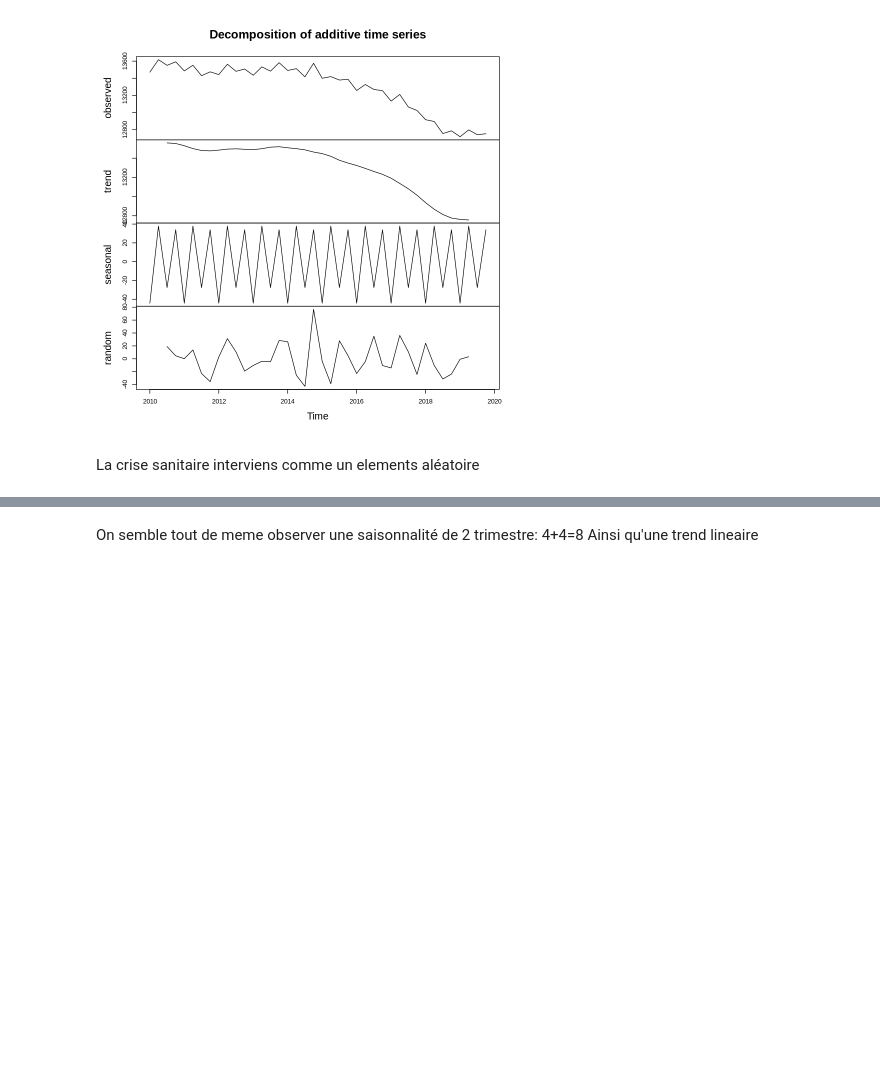
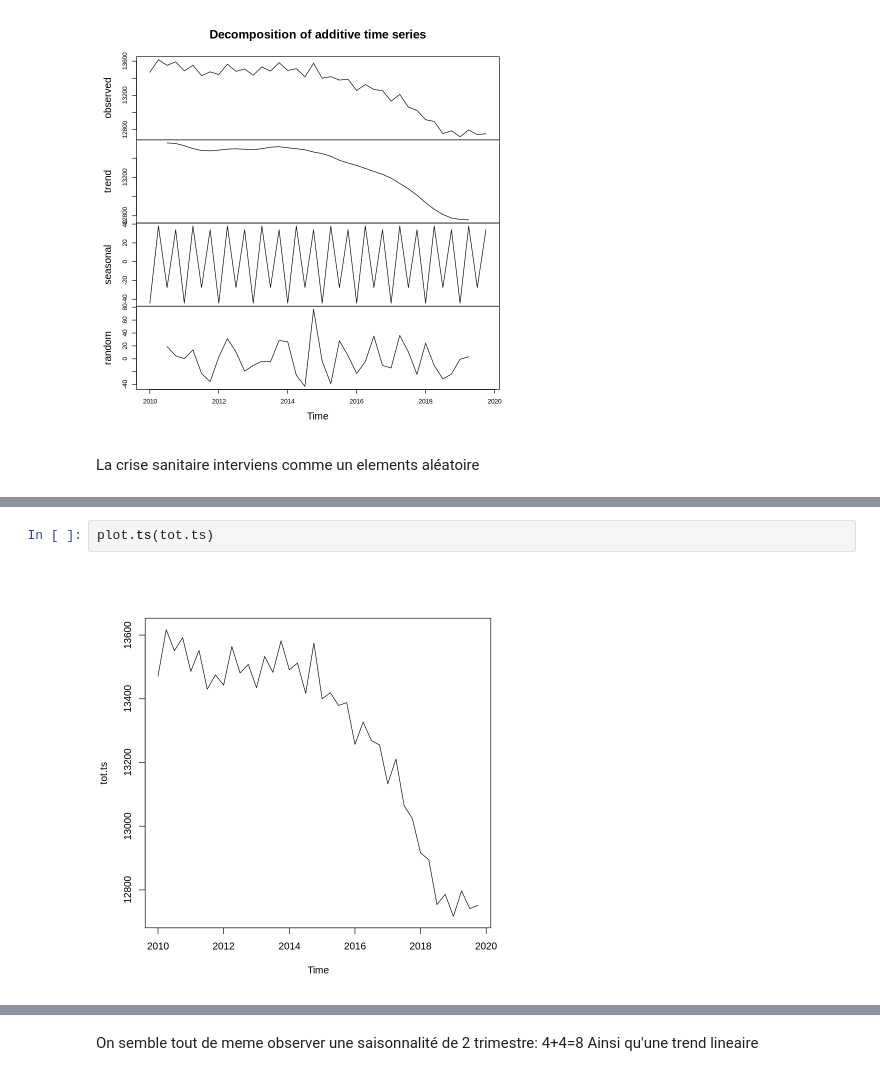
Before and after one commit to Jay-boo/TimeSeries_ACOSS, a Jupyter notebook: main.ipynb, the cells around one changed output, grey strips where cells are left out. Cells and saved outputs as stored; diff of their text form; blank space fills up the shorter version.

```diff
--- a/main.ipynb
+++ b/main.ipynb
@@ -408,0 +429,4 @@ La crise sanitaire interviens comme un elements aléatoire
+# %%
+plot.ts(tot.ts)
+# %% [output]
+[figure, added]
```
Also changed, not shown: parts of 24 cells of this notebook.
